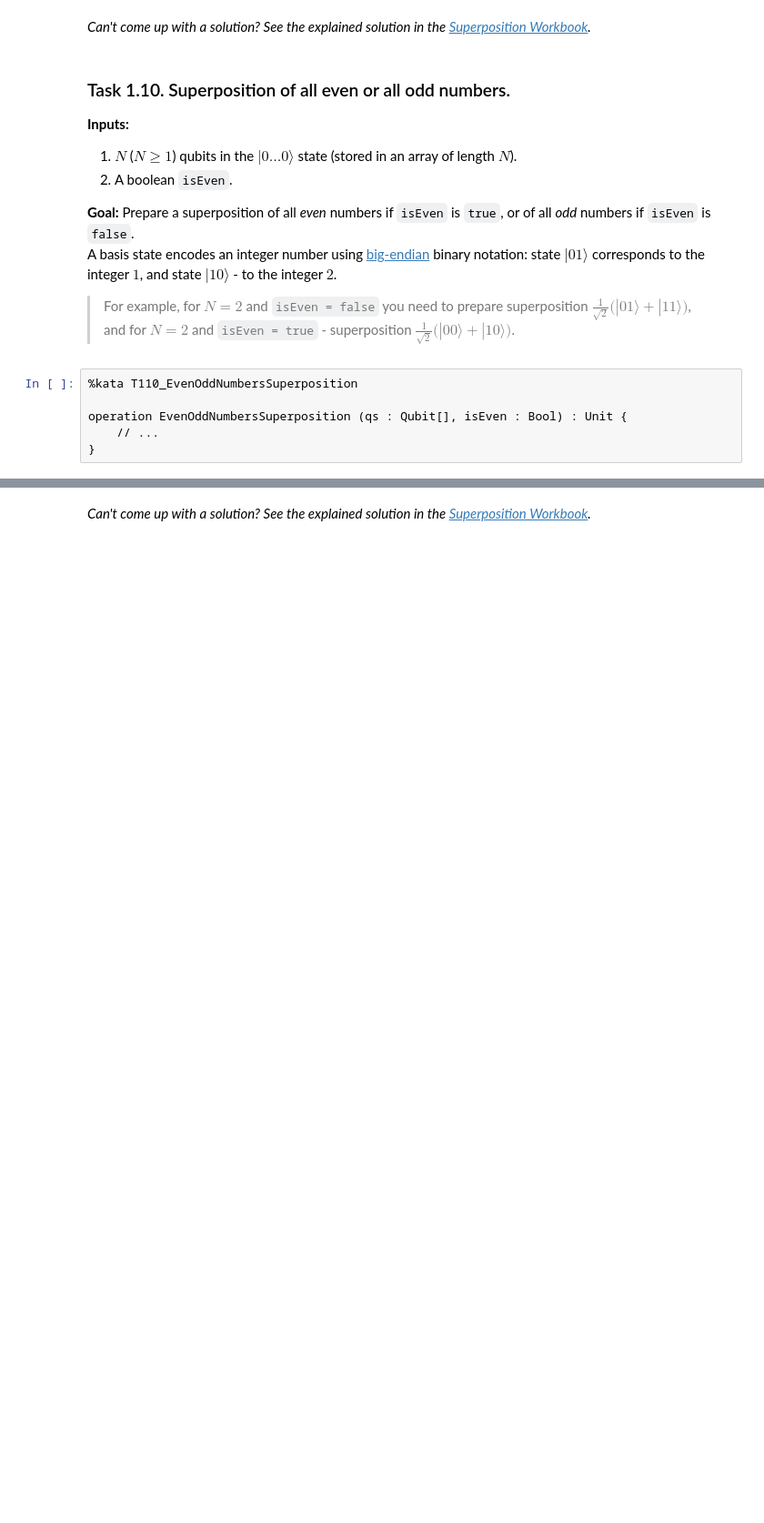
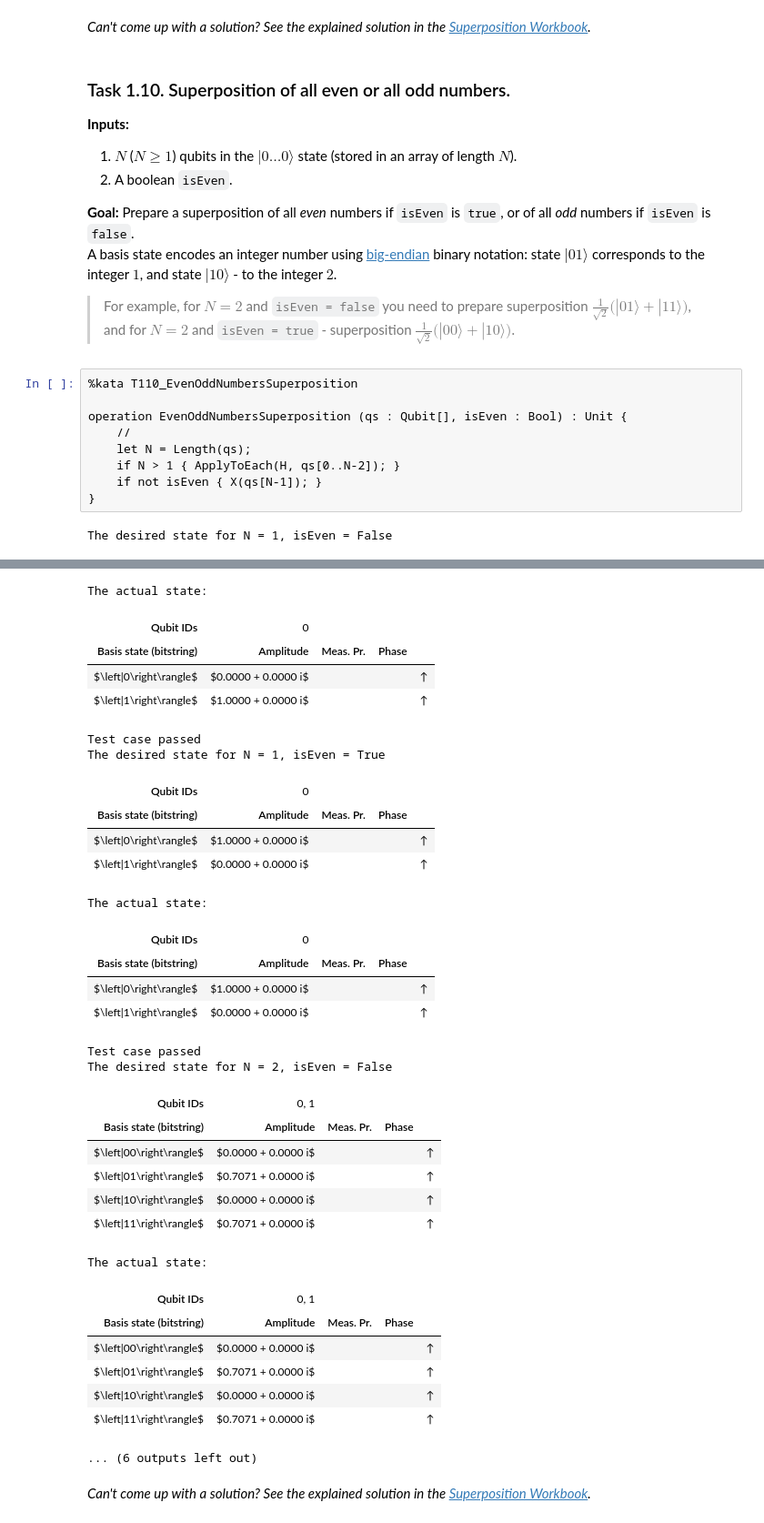
Before and after one commit to CarlosLaraFP/QuantumKatas, a Jupyter notebook: Superposition/Superposition.ipynb, the cells around one changed output, grey strips where cells are left out. Shown at 91% size. Drawn from its saved outputs; the diff is of its cells as text; blank space fills up the shorter version.

Commit message:
Superposition of all even or all odd numbers

```diff
--- a/Superposition/Superposition.ipynb
+++ b/Superposition/Superposition.ipynb
@@ -417,5 +444,10 @@ and for $N = 2$ and `isEven = true` - superposition $\frac{1}{\sqrt{2}} \big (|0
 %kata T110_EvenOddNumbersSuperposition
 
 operation EvenOddNumbersSuperposition (qs : Qubit[], isEven : Bool) : Unit {
-    // ...
+    //
+    let N = Length(qs);
+    if N > 1 { ApplyToEach(H, qs[0..N-2]); }
+    if not isEven { X(qs[N-1]); }
 }
+# %% [output]
+The desired state for N = 1, isEven = False
@@ -422,3 +458,35 @@ operation EvenOddNumbersSuperposition (qs : Qubit[], isEven : Bool) : Unit {
+The actual state:
+| Qubit IDs | 0 |
+| Basis state (bitstring) | Amplitude | Meas. Pr. | Phase |
+| $\left|0\right\rangle$ | $0.0000 + 0.0000 i$ |  |  | ↑ |
+| $\left|1\right\rangle$ | $1.0000 + 0.0000 i$ |  |  | ↑ |
+Test case passed
+The desired state for N = 1, isEven = True
+| Qubit IDs | 0 |
+| Basis state (bitstring) | Amplitude | Meas. Pr. | Phase |
+| $\left|0\right\rangle$ | $1.0000 + 0.0000 i$ |  |  | ↑ |
+| $\left|1\right\rangle$ | $0.0000 + 0.0000 i$ |  |  | ↑ |
+The actual state:
+| Qubit IDs | 0 |
+| Basis state (bitstring) | Amplitude | Meas. Pr. | Phase |
+| $\left|0\right\rangle$ | $1.0000 + 0.0000 i$ |  |  | ↑ |
+| $\left|1\right\rangle$ | $0.0000 + 0.0000 i$ |  |  | ↑ |
+Test case passed
+The desired state for N = 2, isEven = False
+| Qubit IDs | 0, 1 |
+| Basis state (bitstring) | Amplitude | Meas. Pr. | Phase |
+| $\left|00\right\rangle$ | $0.0000 + 0.0000 i$ |  |  | ↑ |
+| $\left|01\right\rangle$ | $0.7071 + 0.0000 i$ |  |  | ↑ |
+| $\left|10\right\rangle$ | $0.0000 + 0.0000 i$ |  |  | ↑ |
+| $\left|11\right\rangle$ | $0.7071 + 0.0000 i$ |  |  | ↑ |
+The actual state:
+| Qubit IDs | 0, 1 |
+| Basis state (bitstring) | Amplitude | Meas. Pr. | Phase |
+| $\left|00\right\rangle$ | $0.0000 + 0.0000 i$ |  |  | ↑ |
+| $\left|01\right\rangle$ | $0.7071 + 0.0000 i$ |  |  | ↑ |
+| $\left|10\right\rangle$ | $0.0000 + 0.0000 i$ |  |  | ↑ |
+| $\left|11\right\rangle$ | $0.7071 + 0.0000 i$ |  |  | ↑ |
+... (6 outputs left out)
 # %% [markdown]
 *Can't come up with a solution? See the explained solution in the [Superposition Workbook](./Workbook_Superposition_Part2.ipynb#superposition-of-all-even-or-all-odd-numbers).*
 # %% [markdown]
```
Also changed, not shown: parts of 3 cells of this notebook.
